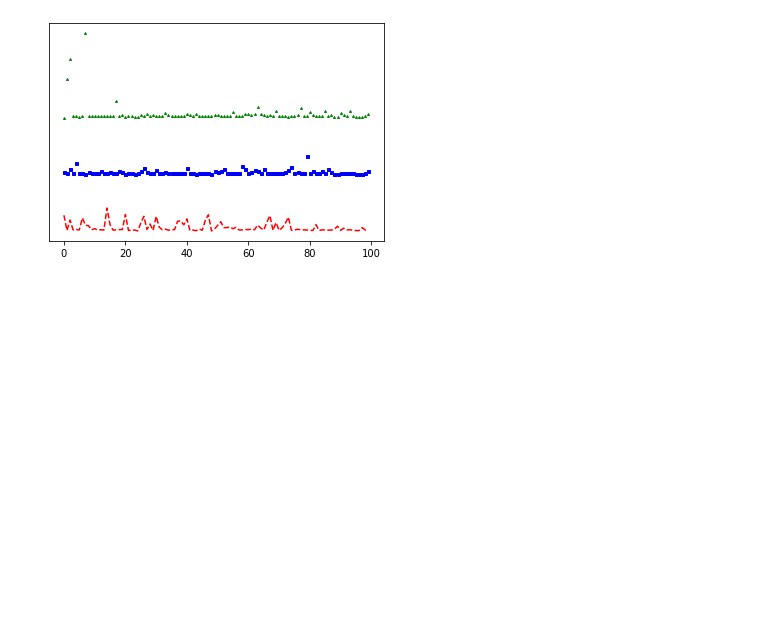
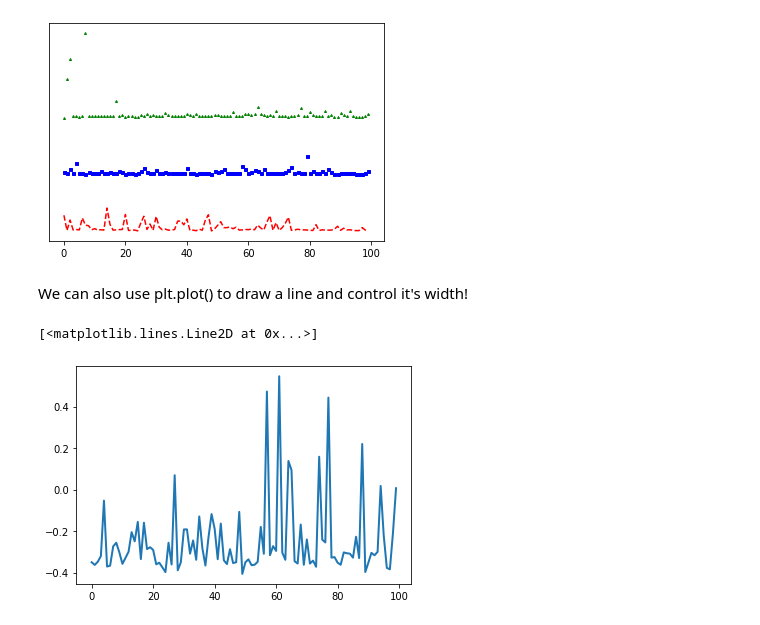
Before and after one commit to mariakesa/MatplotlibForNeuroscientists, a Jupyter notebook: StringerEtAl2018.ipynb, the cells around one changed output. Saved outputs shown, nothing was run; the diff lists cells and outputs as text; code cells hidden in the pictures; blank space fills up the shorter version.

```diff
--- a/StringerEtAl2018.ipynb
+++ b/StringerEtAl2018.ipynb
@@ -81,3 +87,11 @@ plt.yticks([])
 plt.show()
 # %% [output]
 [figure]
+# %% [markdown]
+We can also use plt.plot() to draw a line and control it's width!
+# %%
+t=range(0,100)
+plt.plot(t, zsc[:100,99], linewidth=2.0)
+# %% [output]
+[<matplotlib.lines.Line2D at 0x...>]
+[figure, added]
```
Also changed, not shown: parts of 9 cells of this notebook.
